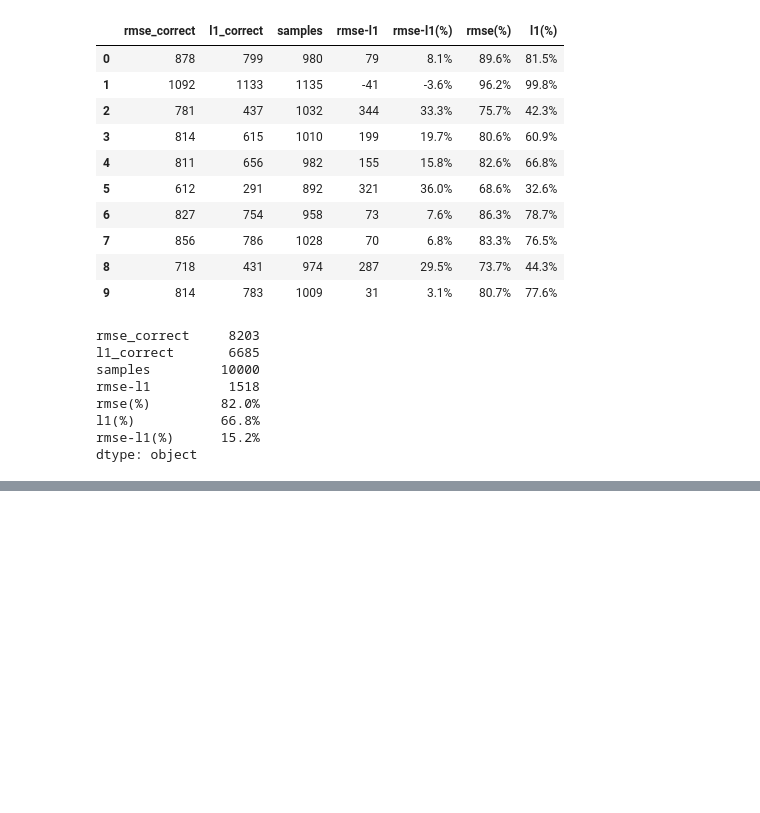
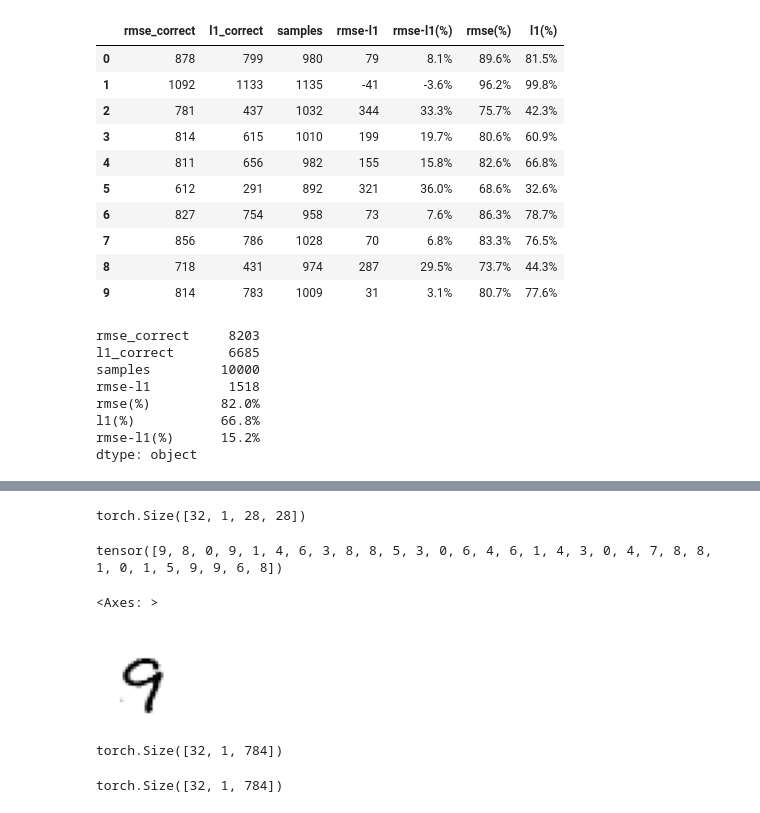
Before and after one commit to slatteryjim/fastbook, a Jupyter notebook: 2024_04_05_MNIST_experiment.ipynb, the cells around one changed output, grey strips where cells are left out. Drawn from its saved outputs; the diff is of its cells as text; code cells hidden in the pictures; blank space fills up the shorter version.

```diff
--- a/2024_04_05_MNIST_experiment.ipynb
+++ b/2024_04_05_MNIST_experiment.ipynb
@@ -526,0 +622,25 @@ dtype: object
+# %%
+train_loader = DataLoader(dataset, batch_size=32, shuffle=True)
+# %%
+xs,ys = first(train_loader)
+# %%
+xs.shape
+# %% [output]
+torch.Size([32, 1, 28, 28])
+# %%
+ys
+# %% [output]
+tensor([9, 8, 0, 9, 1, 4, 6, 3, 8, 8, 5, 3, 0, 6, 4, 6, 1, 4, 3, 0, 4, 7, 8, 8, 1, 0, 1, 5, 9, 9, 6, 8])
+# %%
+show_image(xs[0])
+# %% [output]
+<Axes: >
+[figure, added]
+# %%
+xs.view(xs.size(0), xs.size(1), -1).shape
+# %% [output]
+torch.Size([32, 1, 784])
+# %%
+xs.flatten(-2).shape
+# %% [output]
+torch.Size([32, 1, 784])
```
Also changed, not shown: parts of 7 cells of this notebook.
